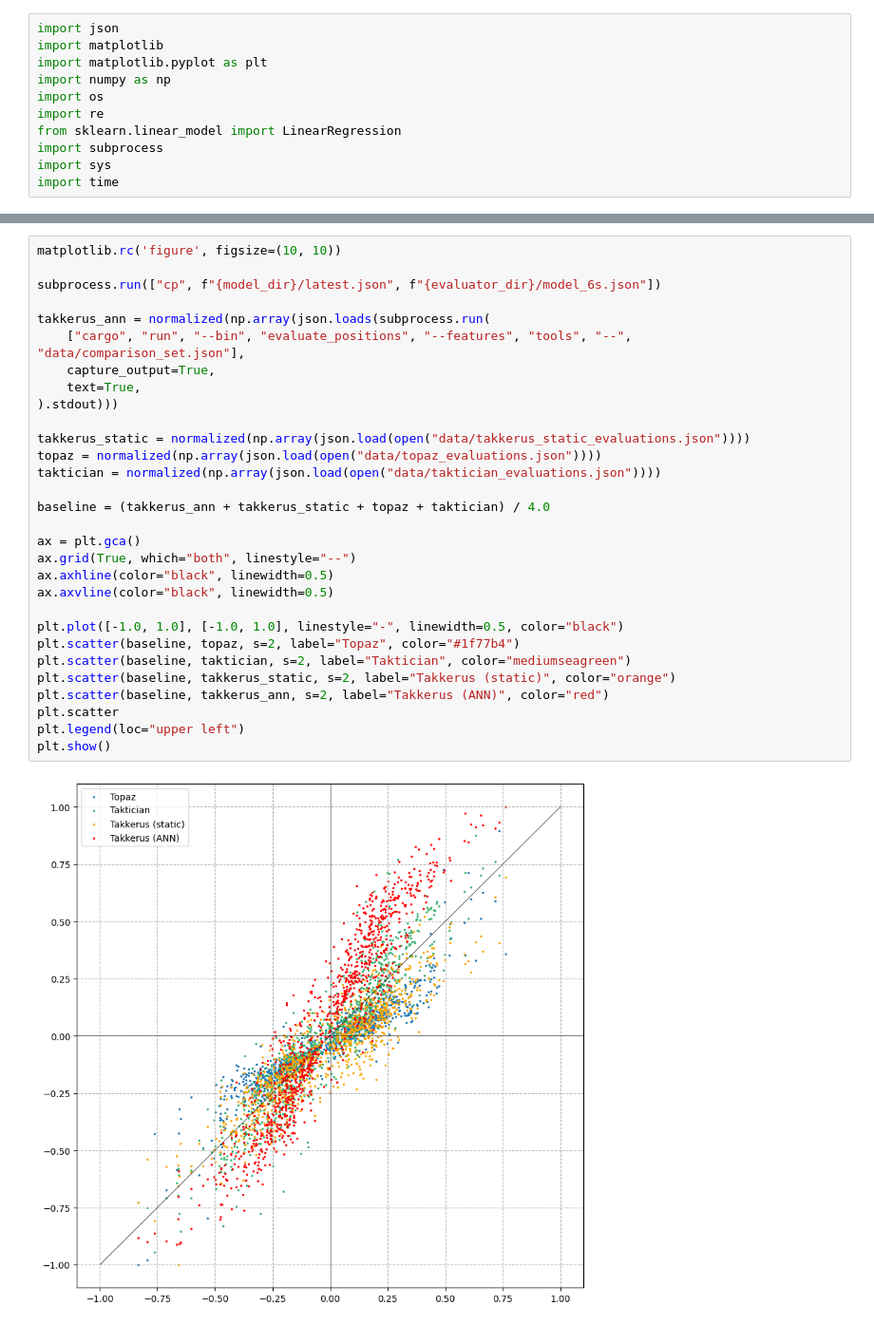
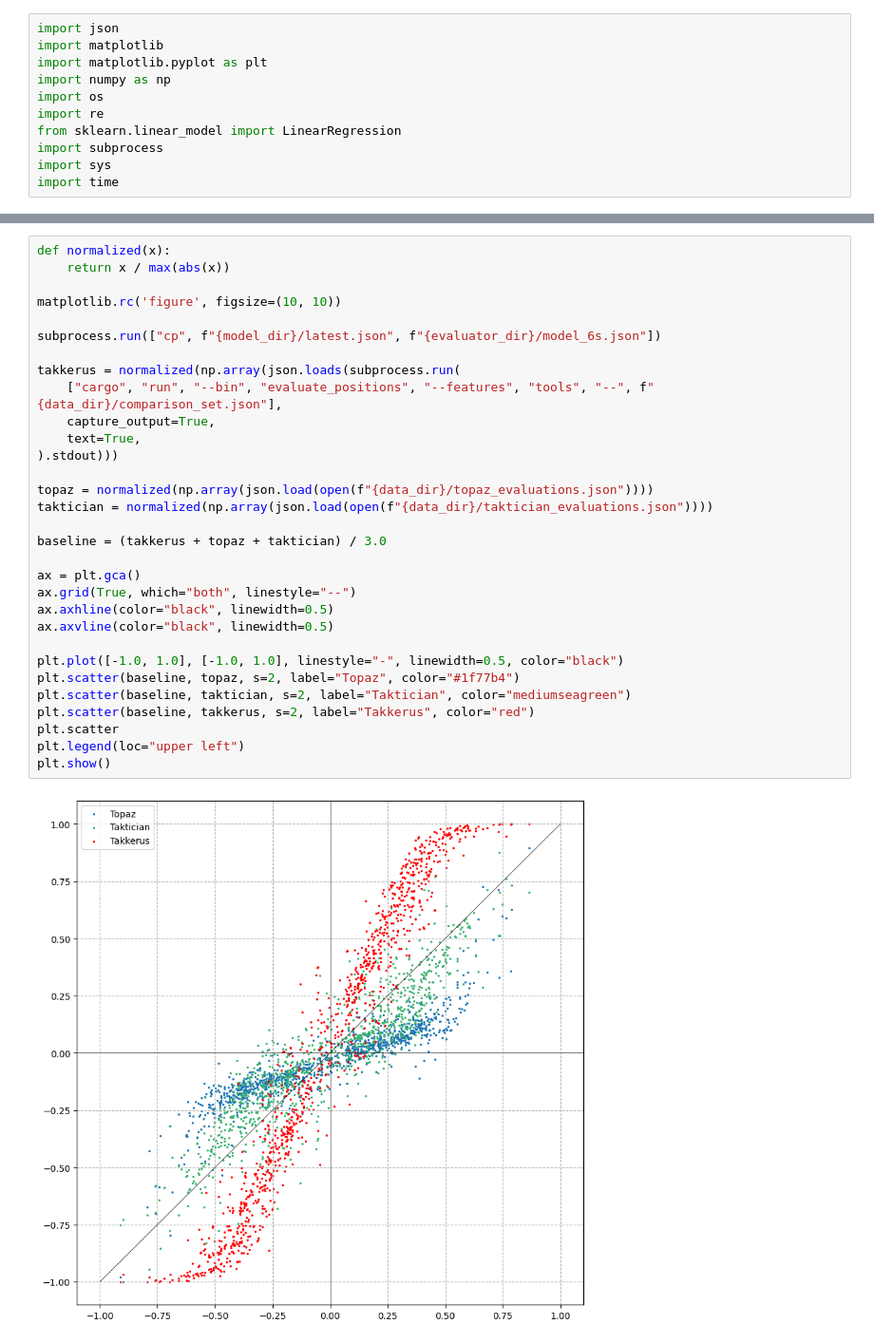
Before and after one commit to cdbfoster/takkerus, a Jupyter notebook: data/analysis/analysis.ipynb, the cells around one changed output, grey strips where cells are left out. Shown at 95% size. Cells and saved outputs as stored; diff of their text form.

```diff
--- a/data/analysis/analysis.ipynb
+++ b/data/analysis/analysis.ipynb
@@ -37,35 +40,36 @@ def normalized(x):
 # %%
+def normalized(x):
+    return x / max(abs(x))
+
 matplotlib.rc('figure', figsize=(10, 10))
 
 subprocess.run(["cp", f"{model_dir}/latest.json", f"{evaluator_dir}/model_6s.json"])
 
-takkerus_ann = normalized(np.array(json.loads(subprocess.run(
-    ["cargo", "run", "--bin", "evaluate_positions", "--features", "tools", "--", "data/comparison_set.json"],
+takkerus = normalized(np.array(json.loads(subprocess.run(
+    ["cargo", "run", "--bin", "evaluate_positions", "--features", "tools", "--", f"{data_dir}/comparison_set.json"],
     capture_output=True,
     text=True,
 ).stdout)))
 
-takkerus_static = normalized(np.array(json.load(open("data/takkerus_static_evaluations.json"))))
-topaz = normalized(np.array(json.load(open("data/topaz_evaluations.json"))))
-taktician = normalized(np.array(json.load(open("data/taktician_evaluations.json"))))
+topaz = normalized(np.array(json.load(open(f"{data_dir}/topaz_evaluations.json"))))
+taktician = normalized(np.array(json.load(open(f"{data_dir}/taktician_evaluations.json"))))
 
-baseline = (takkerus_ann + takkerus_static + topaz + taktician) / 4.0
+baseline = (takkerus + topaz + taktician) / 3.0
 
 ax = plt.gca()
 ax.grid(True, which="both", linestyle="--")
 ax.axhline(color="black", linewidth=0.5)
 ax.axvline(color="black", linewidth=0.5)
 
 plt.plot([-1.0, 1.0], [-1.0, 1.0], linestyle="-", linewidth=0.5, color="black")
 plt.scatter(baseline, topaz, s=2, label="Topaz", color="#1f77b4")
 plt.scatter(baseline, taktician, s=2, label="Taktician", color="mediumseagreen")
-plt.scatter(baseline, takkerus_static, s=2, label="Takkerus (static)", color="orange")
-plt.scatter(baseline, takkerus_ann, s=2, label="Takkerus (ANN)", color="red")
+plt.scatter(baseline, takkerus, s=2, label="Takkerus", color="red")
 plt.scatter
 plt.legend(loc="upper left")
 plt.show()
 # %% [output]
-[figure, old version]
+[figure, new version]
 # %%
 TOPAZ = "Topaz"
 TAKTICIAN = "Taktician"
```
Also changed, not shown: parts of 9 cells of this notebook, 12 other files.
